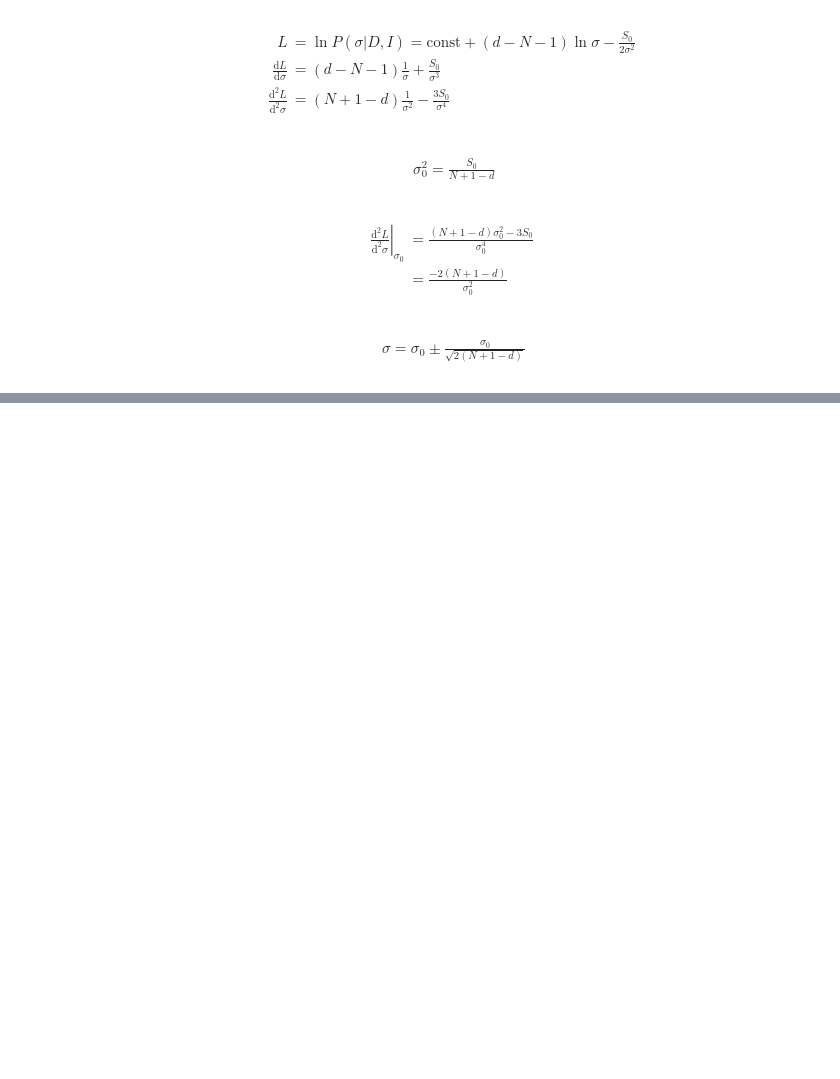
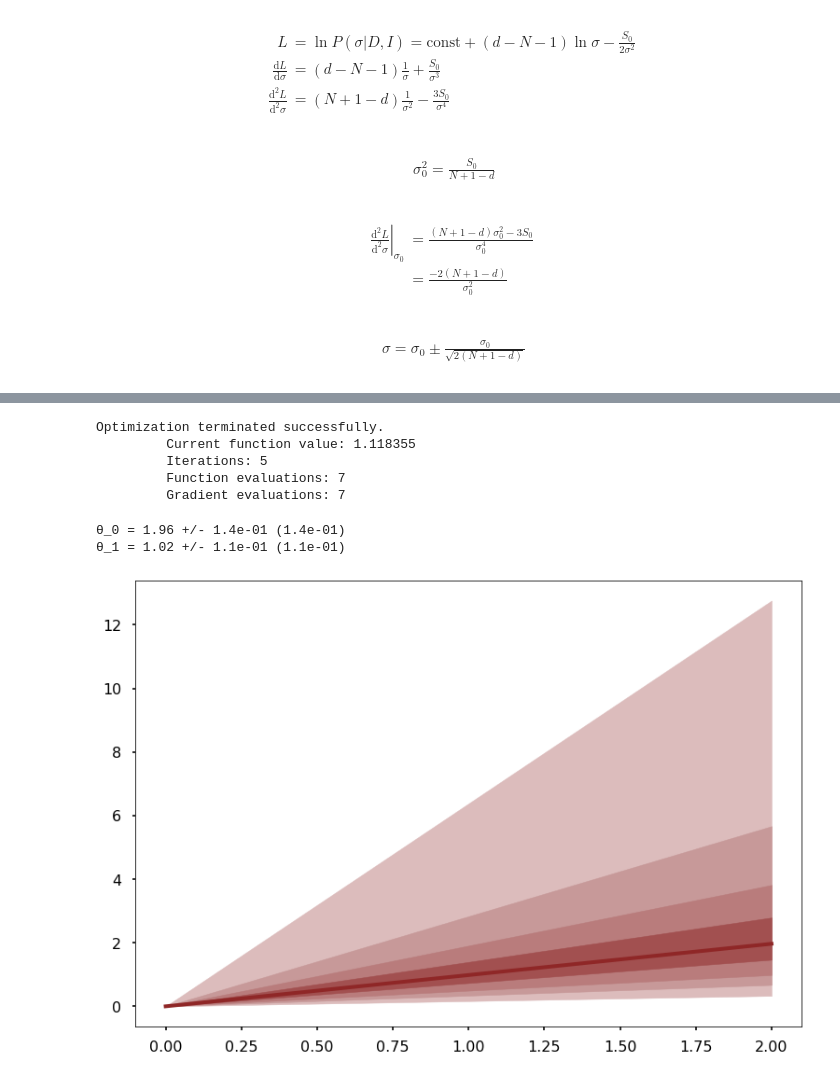
Before and after one commit to johnjmolina/MLKyoto, a Jupyter notebook: _notebooks/2020-05-13-Parameter-Estimation.ipynb, the cells around one changed output, grey strips where cells are left out. Cells and saved outputs as stored; diff of their text form; code cells hidden in the pictures; blank space fills up the shorter version.

```diff
--- a/_notebooks/2020-05-13-Parameter-Estimation.ipynb
+++ b/_notebooks/2020-05-13-Parameter-Estimation.ipynb
@@ -188,0 +250,39 @@ $$\begin{align}
+# %%
+opt       = minimize(chi2, np.ones_like(θ0), method='BFGS', jac=grad_chi2, options={'maxiter':100, 'disp':1})
+opt_ihess = np.linalg.inv(hess_chi2(opt['x']))
+# %% [output]
+Optimization terminated successfully.
+         Current function value: 1.118355
+         Iterations: 5
+         Function evaluations: 7
+         Gradient evaluations: 7
+# %%
+labels = ['b', 'm']
+for i in range(nparams):
+    print('θ_{0} = {1:.2f} +/- {2:.1e} ({3:.1e})'.format(i, opt['x'][i], np.sqrt(opt['hess_inv'][i,i]*2), np.sqrt(opt_ihess[i,i]*2)))
+# %% [output]
+θ_0 = 1.96 +/- 1.4e-01 (1.4e-01)
+θ_1 = 1.02 +/- 1.1e-01 (1.1e-01)
+# %%
+with pm.Model() as model_prior:
+    #priors for unknown model parameters
+    b = pm.Uniform('b', lower=0, upper=10)
+    ϕ = pm.Uniform('ϕ', lower=0, upper=np.pi/2)
+    m = pm.Deterministic('m', tt.tan(ϕ))
+    y = pm.Deterministic('y', func([b,m], x_sample))
+# %%
+with model_prior:
+    simu_prior = pm.sample_prior_predictive(samples=1000, random_seed = 123456)
+# %%
+def plot_quantiles(ax, x, data):
+    """Plot quantiles of data as a function of x
+       Note : q-th quantile of 'data' is the value 'q' away from the minimum to the maximum in a sorted copy of 'data'"""
+    quantiles = np.quantile(data, np.arange(0.1, 1.0, 0.1), axis=0) # [0.1, ..., 0.9] -> 80% credible interval
+    for i,c in zip(range(len(quantiles)//2), [color['light'], color['light_highlight'], color['mid'], color['mid_highlight']]):
+        ax.fill_between(x, quantiles[i,:], quantiles[-(i+1),:], color=c)
+    ax.plot(x, quantiles[4], color=color['dark'], lw=4)
+# %%
+fig, ax = plt.subplots()
+plot_quantiles(ax, x_sample, simu_prior['y']-simu_prior['b'][...,None])
+# %% [output]
+[figure, added]
```
Also changed, not shown: parts of 6 cells of this notebook.
